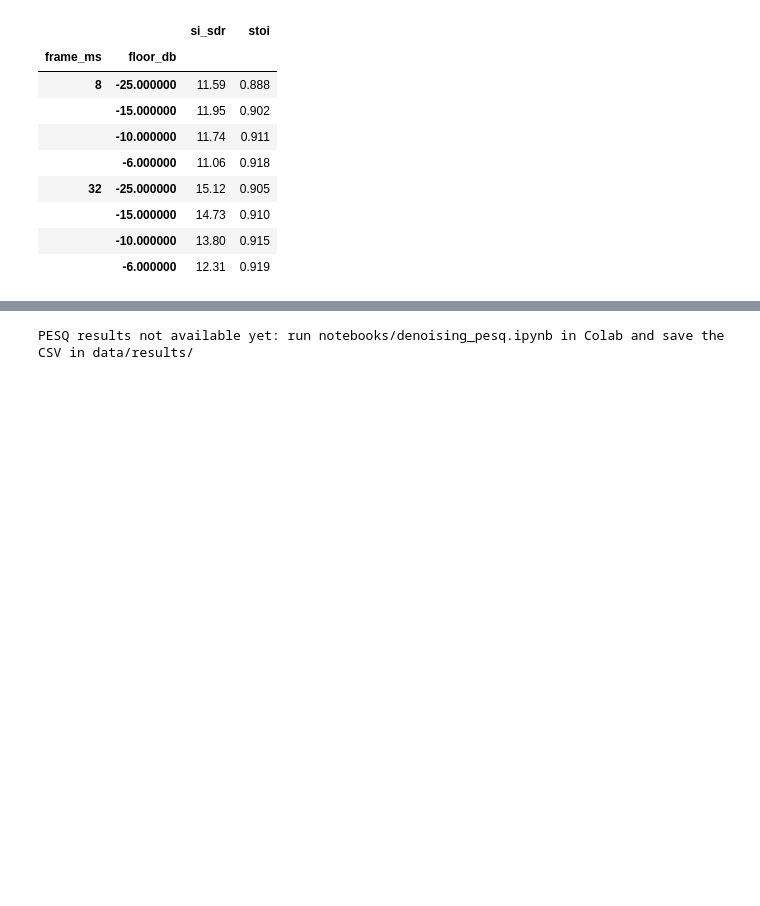
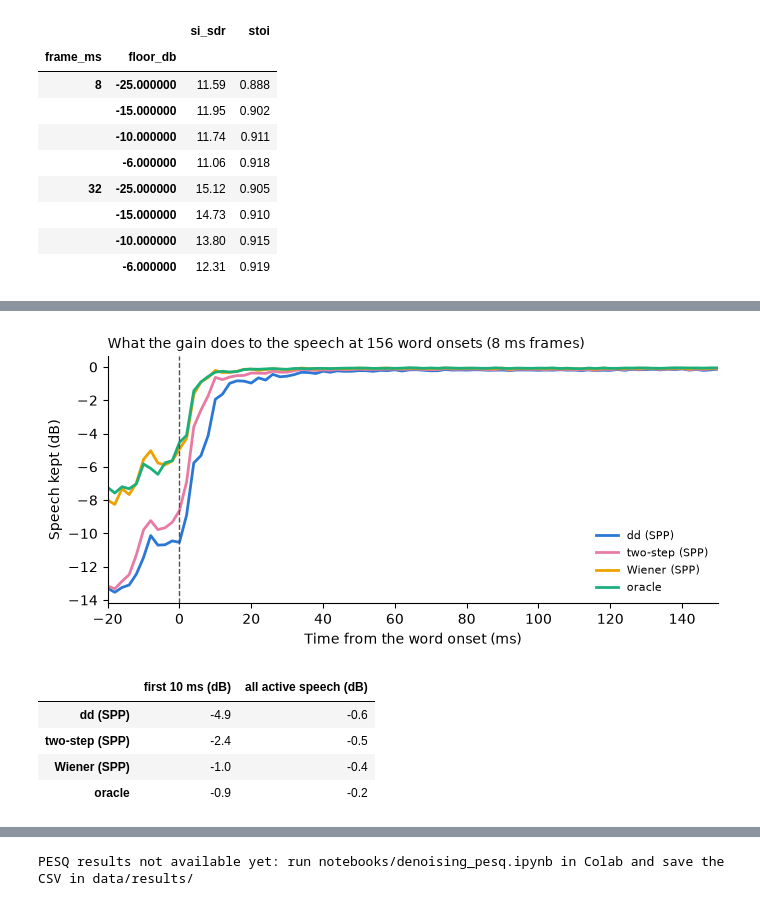
Before and after one commit to victor-merino-hub/audiolab, a Jupyter notebook: notebooks/07_noise_reduction.ipynb, the cells around one changed output, grey strips where cells are left out. Drawn from its saved outputs; the diff is of its cells as text; code cells hidden in the pictures; blank space fills up the shorter version.

```diff
--- a/notebooks/07_noise_reduction.ipynb
+++ b/notebooks/07_noise_reduction.ipynb
@@ -327,0 +347,76 @@ floor_table.style.format({"si_sdr": "{:.2f}", "stoi": "{:.3f}"})
+# %%
+BLOCK, PRE, POST = 32, 10, 150                    # 2 ms blocks; from 20 ms before to 300 ms after onsets
+
+def gains_of(rule, ms, clean, noisy):
+    # The gain of every frame, computed from the noisy signal
+    n_fft, hop = frame_sizes(ms, SR)
+    if rule == "oracle":
+        return list(OracleWiener(clean, noisy - clean, n_fft, hop).gains)
+    reducer = NoiseReducer(SPPNoise(n_fft // 2 + 1, hop / SR), hop / SR, rule)
+    gains = []
+    def fn(X):
+        out = reducer(X)
+        gains.append(reducer.gain)
+        return out
+    process_signal(noisy, Wola(n_fft, hop), fn)
+    return gains
+
+def apply_gains(gains, x, ms):
+    n_fft, hop = frame_sizes(ms, SR)
+    it = iter(gains)
+    return process_signal(x, Wola(n_fft, hop), lambda X: next(it) * X)
+
+def block_energy(x):
+    n = len(x) // BLOCK
+    return np.sum(x[:n * BLOCK].reshape(n, BLOCK) ** 2, axis=1)
+
+def word_onsets(clean):
+    level = 10 * np.log10(np.convolve(block_energy(clean), np.ones(5) / 5, "same") + 1e-12)
+    active = level > np.percentile(level, 95) - 30
+    onsets = [k for k in range(25, len(active) - POST)
+              if active[k] and not active[k - 25:k].any() and active[k:k + 50].mean() > 0.6]
+    return onsets, active
+
+rules = {"dd (SPP)": "wiener_dd", "two-step (SPP)": "wiener_tsnr", "Wiener (SPP)": "wiener", "oracle": "oracle"}
+kept = {name: np.zeros(PRE + POST) for name in rules}
+total = np.zeros(PRE + POST)
+steady = {name: np.zeros(2) for name in rules}
+n_onsets = 0
+for name in names[::4]:
+    clean, noisy = load_pair(name)
+    onsets, active = word_onsets(clean)
+    n_onsets += len(onsets)
+    e_clean = block_energy(clean)
+    for k in onsets:
+        total += e_clean[k - PRE:k + POST]
+    for method, rule in rules.items():
+        e = block_energy(apply_gains(gains_of(rule, 8, clean, noisy), clean, 8))
+        for k in onsets:
+            kept[method] += e[k - PRE:k + POST]
+        steady[method] += [e[active].sum(), e_clean[active].sum()]
+
+t_ms = (np.arange(PRE + POST) - PRE) * BLOCK / SR * 1000
+fig, ax = plt.subplots(figsize=(7, 3.4))
+for (method, color) in (("dd (SPP)", BLUE), ("two-step (SPP)", PINK), ("Wiener (SPP)", YELLOW), ("oracle", GREEN)):
+    ax.plot(t_ms, 10 * np.log10(kept[method] / total), color=color, linewidth=2, label=method)
+ax.axvline(0, color=MUTED, linewidth=1, linestyle="--")
+ax.set_xlim(-20, 150)
+ax.set_xlabel("Time from the word onset (ms)")
+ax.set_ylabel("Speech kept (dB)")
+ax.set_title(f"What the gain does to the speech at {n_onsets} word onsets (8 ms frames)", fontsize=10, color=TEXT, loc="left")
+ax.legend(frameon=False, fontsize=8, loc="lower right")
+ax.spines[["top", "right"]].set_visible(False)
+plt.tight_layout()
+plt.savefig(FIGURES / "denoising_onsets.png", dpi=150)
+plt.show()
+
+first = (t_ms >= 0) & (t_ms < 10)
+pd.DataFrame({"first 10 ms (dB)": {m: 10 * np.log10(kept[m][first].sum() / total[first].sum()) for m in rules},
+              "all active speech (dB)": {m: 10 * np.log10(steady[m][0] / steady[m][1]) for m in rules}}).style.format("{:+.1f}")
+# %% [output]
+[figure, added]
+|  | first 10 ms (dB) | all active speech (dB) |
+| dd (SPP) | -4.9 | -0.6 |
+| two-step (SPP) | -2.4 | -0.5 |
+| Wiener (SPP) | -1.0 | -0.4 |
+| oracle | -0.9 | -0.2 |
```
Also changed, not shown: parts of 9 cells of this notebook, 6 other files.
